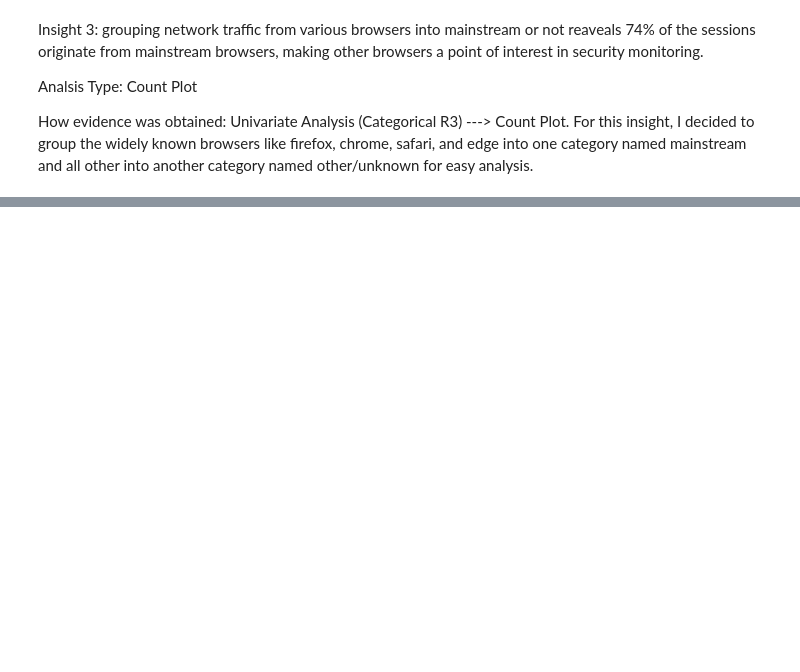
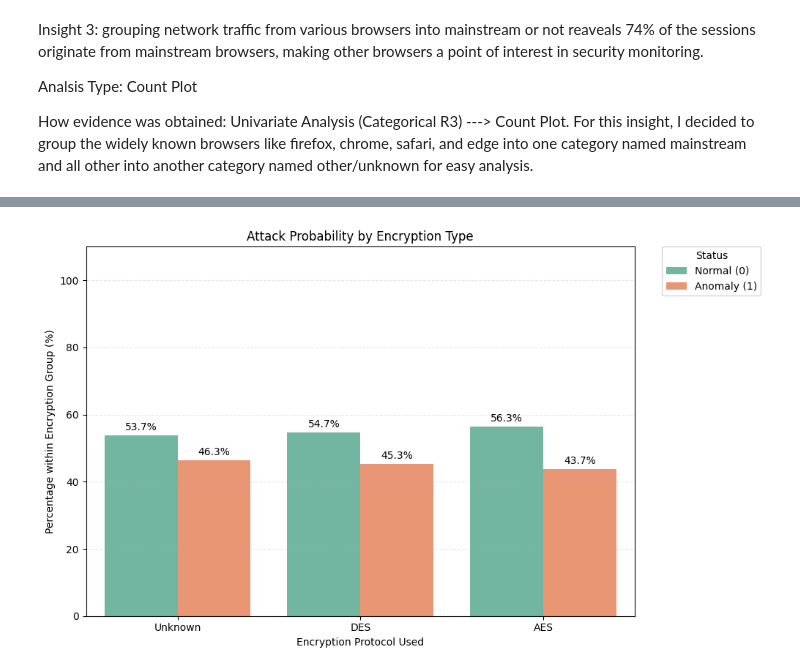
Before and after one commit to JamieBly/CSI4142_FundementalsOfDataScience_A1, a Jupyter notebook: Assignment1/CSI4142_Assignement1_BlyJ_300231604_SameedJ_300253861.ipynb, the cells around one changed output, grey strips where cells are left out. Saved outputs shown, nothing was run; the diff lists cells and outputs as text; code cells hidden in the pictures; blank space fills up the shorter version.

```diff
--- a/Assignment1/CSI4142_Assignement1_BlyJ_300231604_SameedJ_300253861.ipynb
+++ b/Assignment1/CSI4142_Assignement1_BlyJ_300231604_SameedJ_300253861.ipynb
@@ -481,0 +592,39 @@ How evidence was obtained: Univariate Analysis (Categorical R3) ---> Count Plot.
+# %%
+# r6: Categorical/Categorical Analysis (Normalized)
+# We map the values first to ensure the legend is 100% accurate
+cyber_df['Attack Status'] = cyber_df['attack_detected'].map({0: 'Normal (0)', 1: 'Anomaly (1)'})
+
+# least secure to most secure order
+security_order = ['Unknown', 'DES', 'AES']
+
+# Calculate proportions within each encryption group
+props = (cyber_df.groupby("encryption_used")['Attack Status']
+         .value_counts(normalize=True)
+         .rename("percentage")
+         .reset_index())
+
+# Multiply by 100 for the Y-axis scale
+props['percentage'] = props['percentage'] * 100
+
+plt.figure(figsize=(10, 6))
+
+# Plotting with the new string-based 'Attack Status'
+ax = sns.barplot(data=props, x='encryption_used', y='percentage', hue='Attack Status', palette='Set2', order=security_order)
+
+# Add percentage labels on top of bars
+for container in ax.containers:
+    ax.bar_label(container, fmt='%.1f%%', padding=3)
+
+# FIXING THE LEGEND:
+# Move legend outside the plot area so it doesn't overlap the bars
+plt.legend(title='Status', bbox_to_anchor=(1.05, 1), loc='upper left', borderaxespad=0.)
+
+plt.title("Attack Probability by Encryption Type")
+plt.ylabel("Percentage within Encryption Group (%)")
+plt.xlabel("Encryption Protocol Used")
+plt.tight_layout()
+plt.ylim(0, 110) # Set limit to 110% so labels fit
+plt.grid(axis='y', linestyle='--', alpha=0.3)
+plt.show()
+# %% [output]
+[figure, added]
```
Also changed, not shown: parts of 18 cells of this notebook.
